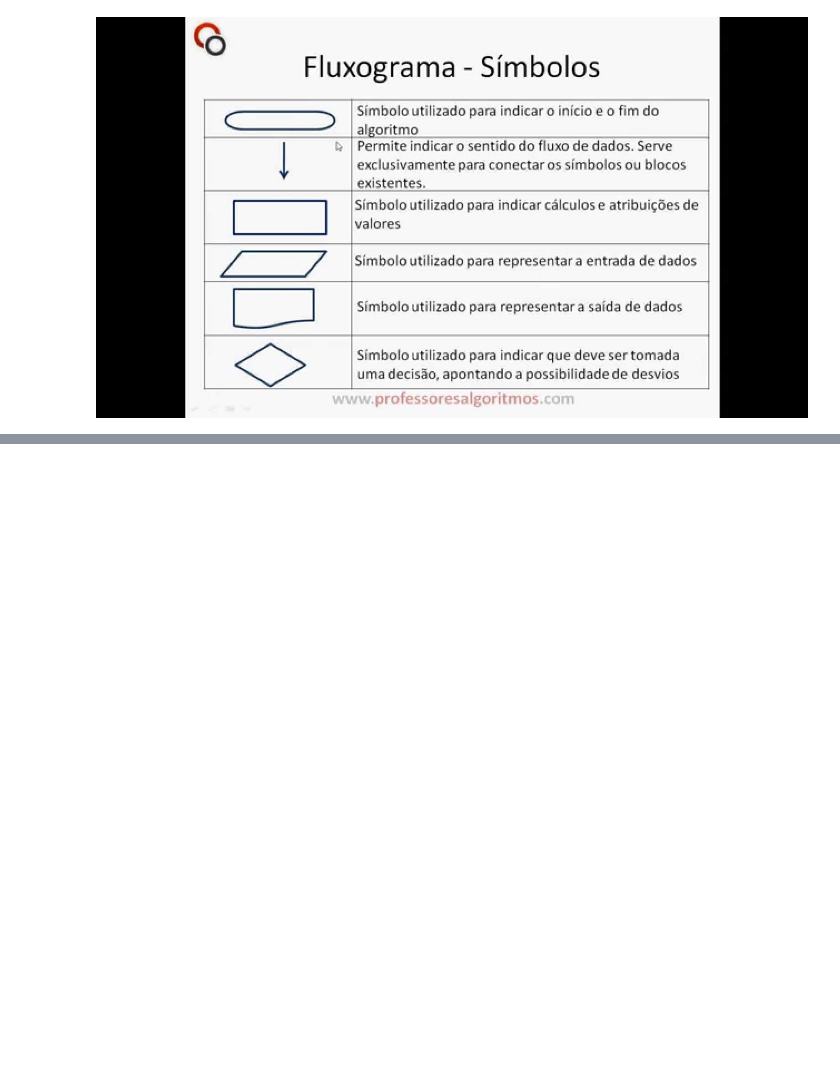
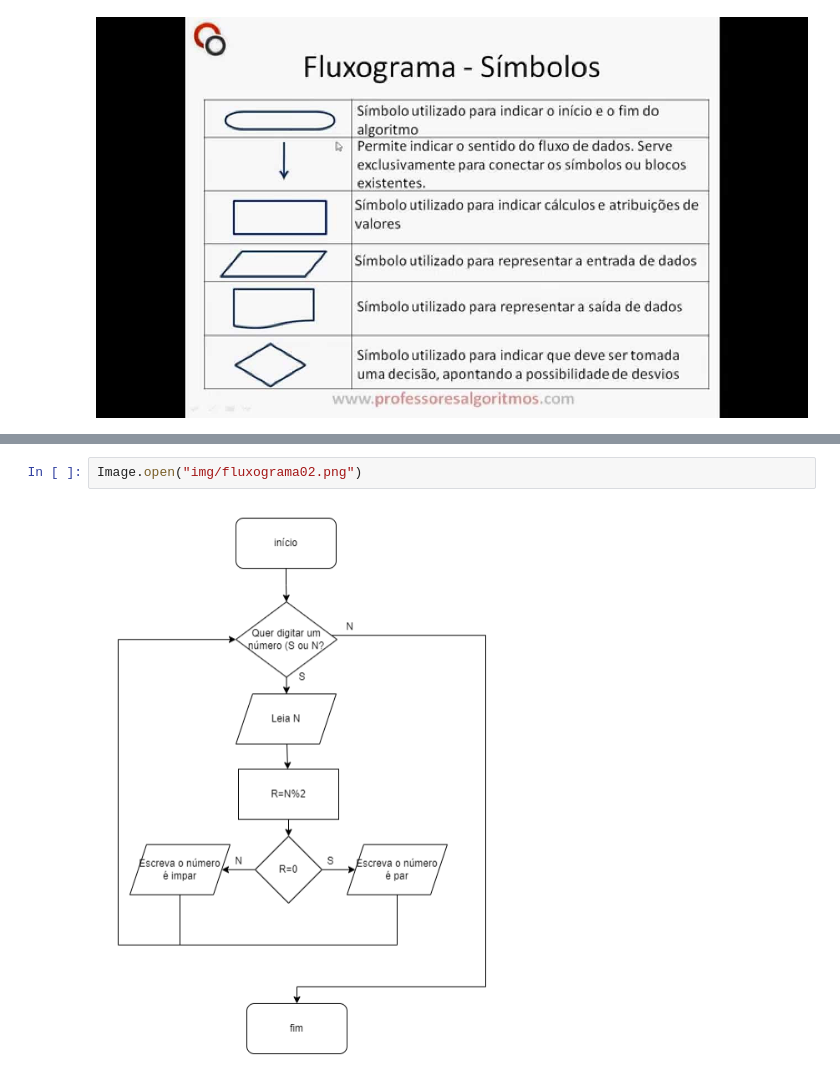
Before and after one commit to Gab-Mel/Univesp-2024.1, a Jupyter notebook: Algoritimos-e-programacao-de-computadores-I/semana01.ipynb, the cells around one changed output, grey strips where cells are left out. Cells and saved outputs as stored; diff of their text form; blank space fills up the shorter version.

```diff
--- a/Algoritimos-e-programacao-de-computadores-I/semana01.ipynb
+++ b/Algoritimos-e-programacao-de-computadores-I/semana01.ipynb
@@ -67,0 +76,4 @@ img
+# %%
+Image.open("img/fluxograma02.png")
+# %% [output]
+[figure, added]
```
Also changed, not shown: parts of 1 cell of this notebook, 2 other files.
